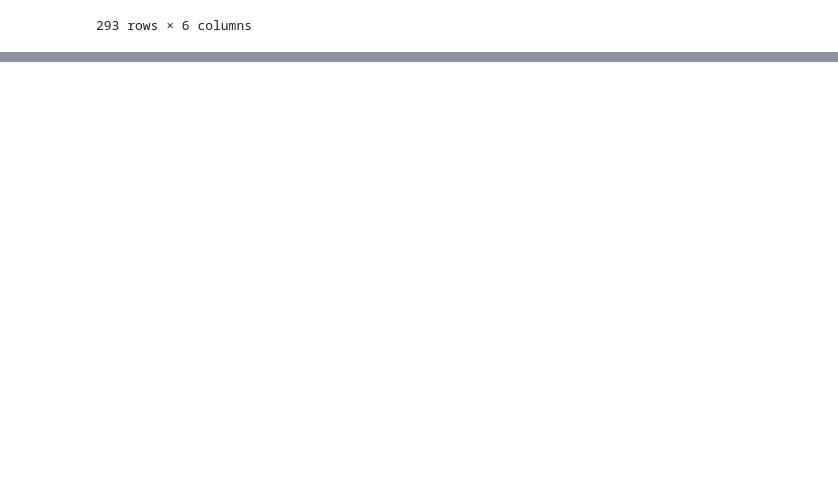
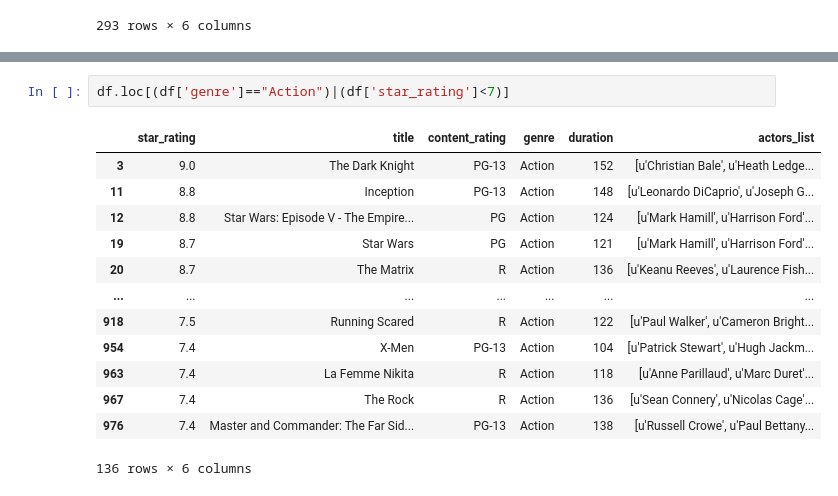
Before and after one commit to sumedhkumar/LEARN-PYTHON, a Jupyter notebook: PANDAS/PANDAS_5.ipynb, the cells around one changed output, grey strips where cells are left out. Drawn from its saved outputs; the diff is of its cells as text; blank space fills up the shorter version.

```diff
--- a/PANDAS/PANDAS_5.ipynb
+++ b/PANDAS/PANDAS_5.ipynb
@@ -467,0 +509,16 @@ df.loc[(df['star_rating']<9.0)&(df['star_rating']>8)]
+# %%
+df.loc[(df['genre']=="Action")|(df['star_rating']<7)]
+# %% [output]
+|  | star_rating | title | content_rating | genre | duration | actors_list |
+| 3 | 9.0 | The Dark Knight | PG-13 | Action | 152 | [u'Christian Bale', u'Heath Ledge... |
+| 11 | 8.8 | Inception | PG-13 | Action | 148 | [u'Leonardo DiCaprio', u'Joseph G... |
+| 12 | 8.8 | Star Wars: Episode V - The Empire... | PG | Action | 124 | [u'Mark Hamill', u'Harrison Ford'... |
+| 19 | 8.7 | Star Wars | PG | Action | 121 | [u'Mark Hamill', u'Harrison Ford'... |
+| 20 | 8.7 | The Matrix | R | Action | 136 | [u'Keanu Reeves', u'Laurence Fish... |
+| ... | ... | ... | ... | ... | ... | ... |
+| 918 | 7.5 | Running Scared | R | Action | 122 | [u'Paul Walker', u'Cameron Bright... |
+| 954 | 7.4 | X-Men | PG-13 | Action | 104 | [u'Patrick Stewart', u'Hugh Jackm... |
+| 963 | 7.4 | La Femme Nikita | R | Action | 118 | [u'Anne Parillaud', u'Marc Duret'... |
+| 967 | 7.4 | The Rock | R | Action | 136 | [u'Sean Connery', u'Nicolas Cage'... |
+| 976 | 7.4 | Master and Commander: The Far Sid... | PG-13 | Action | 138 | [u'Russell Crowe', u'Paul Bettany... |
+136 rows × 6 columns
```
Also changed, not shown: parts of 6 cells of this notebook, 2 other files.
